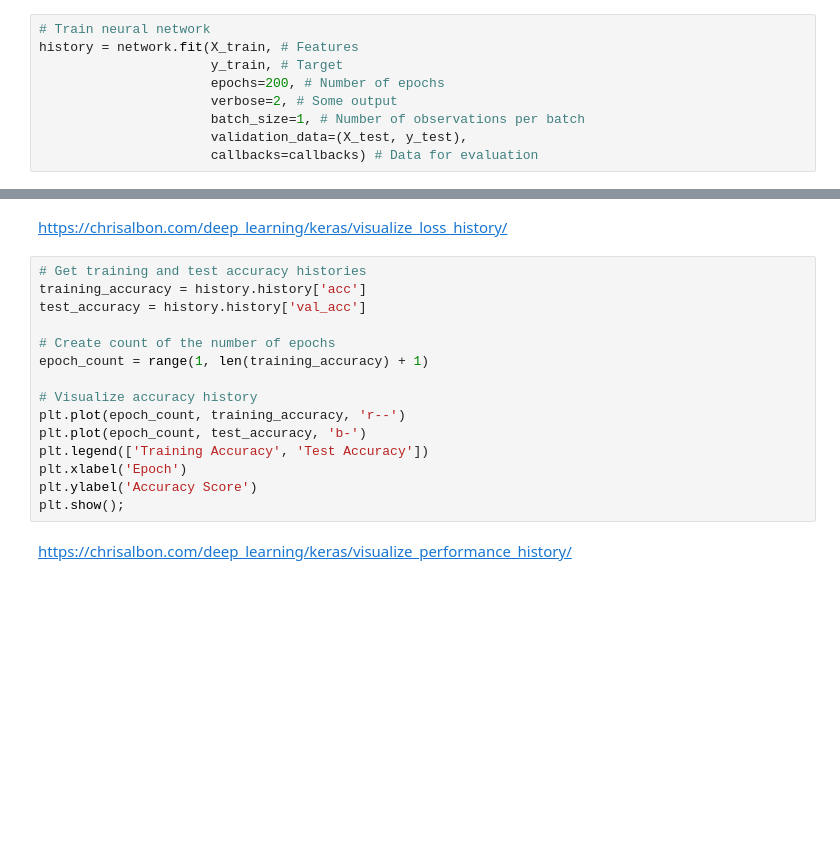
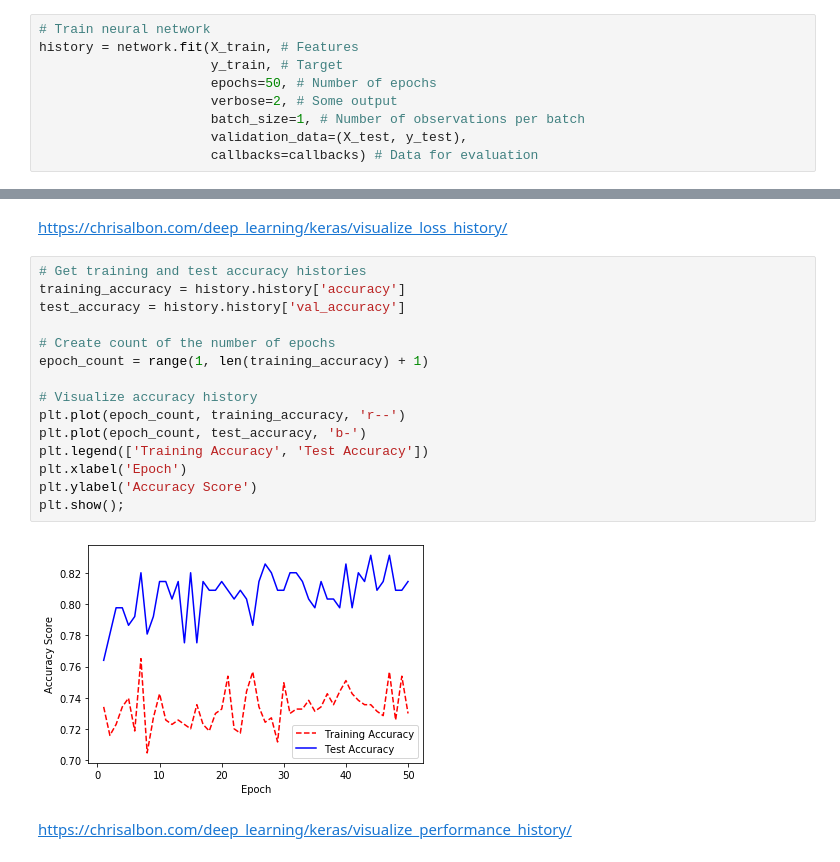
Before and after one commit to jprinfret/nyc-ds-100719-lectures, a Jupyter notebook: week-12/DeepLearning/DeepNeuralNetworks.ipynb, the cells around one changed output, grey strips where cells are left out. Drawn from its saved outputs; the diff is of its cells as text; blank space fills up the shorter version.

```diff
--- a/week-12/DeepLearning/DeepNeuralNetworks.ipynb
+++ b/week-12/DeepLearning/DeepNeuralNetworks.ipynb
@@ -377,7 +379,7 @@ callbacks = [EarlyStopping(monitor='val_loss', patience=20),
 # Train neural network
 history = network.fit(X_train, # Features
                       y_train, # Target
-                      epochs=200, # Number of epochs
+                      epochs=50, # Number of epochs
                       verbose=2, # Some output
                       batch_size=1, # Number of observations per batch
                       validation_data=(X_test, y_test),
@@ -444,19 +457,21 @@ plt.show();
 https://chrisalbon.com/deep_learning/keras/visualize_loss_history/
 # %%
 # Get training and test accuracy histories
-training_accuracy = history.history['acc']
-test_accuracy = history.history['val_acc']
+training_accuracy = history.history['accuracy']
+test_accuracy = history.history['val_accuracy']
 
 # Create count of the number of epochs
 epoch_count = range(1, len(training_accuracy) + 1)
 
 # Visualize accuracy history
 plt.plot(epoch_count, training_accuracy, 'r--')
 plt.plot(epoch_count, test_accuracy, 'b-')
 plt.legend(['Training Accuracy', 'Test Accuracy'])
 plt.xlabel('Epoch')
 plt.ylabel('Accuracy Score')
 plt.show();
+# %% [output]
+[figure, added]
 # %% [markdown]
 https://chrisalbon.com/deep_learning/keras/visualize_performance_history/
 # %%
```
Also changed, not shown: parts of 14 cells of this notebook, 2 other files.
